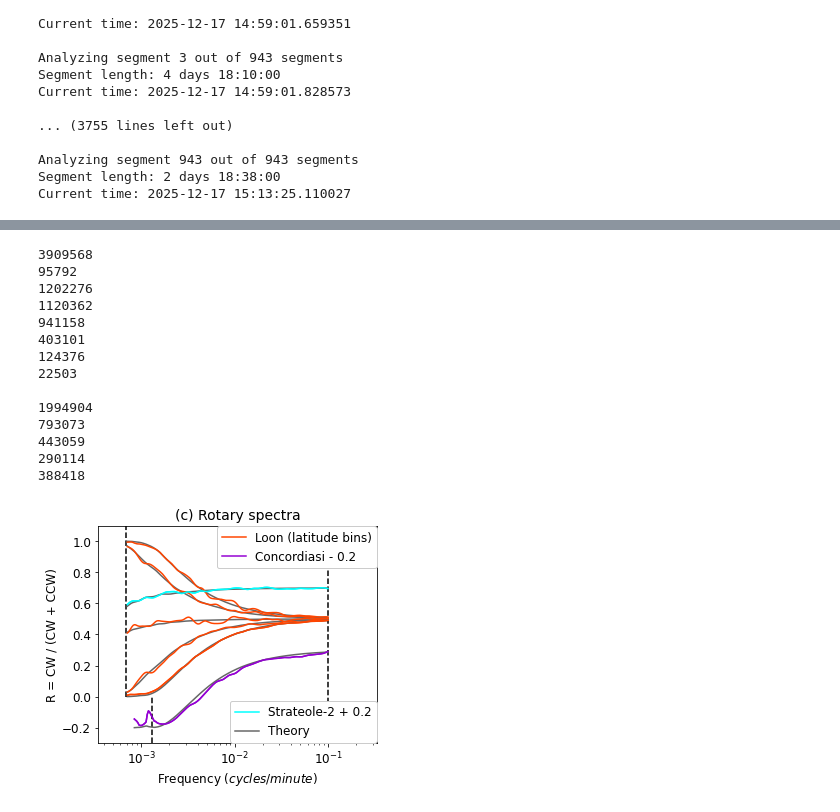
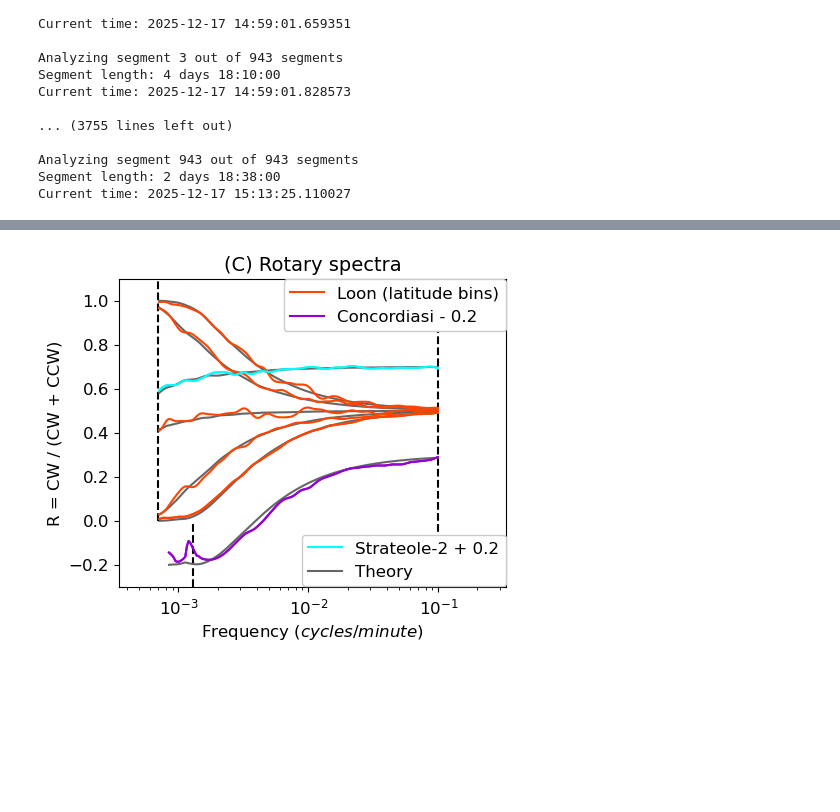
Before and after one commit to bgrrieaenn/overlapping-waves, a Jupyter notebook: loon_analysis/rotary_spectra.ipynb, the cells around one changed output, grey strips where cells are left out. Drawn from its saved outputs; the diff is of its cells as text; code cells hidden in the pictures; blank space fills up the shorter version.

```diff
--- a/loon_analysis/rotary_spectra.ipynb
+++ b/loon_analysis/rotary_spectra.ipynb
@@ -1024,37 +834,6 @@ for i in np.arange(n_lat_bins):
-# %%
-temp = np.array(flights.latitude)
-print(temp.size)
-
-lat_bin_edges = np.array([-90,-60,-40,-20,20,40,60,90])
-nlat_bins = lat_bin_edges.size - 1
-for i in np.arange(nlat_bins):
-    temp1 = temp[temp >= lat_bin_edges[i]]
-    temp1 = temp1[temp1 < lat_bin_edges[i+1]]
-    print(temp1.size)
-print()
-
-lat_bin_edges = np.array([-90,-30,-10,10,30,90])
-nlat_bins = lat_bin_edges.size - 1
-for i in np.arange(nlat_bins):
-    temp1 = temp[temp >= lat_bin_edges[i]]
-    temp1 = temp1[temp1 < lat_bin_edges[i+1]]
-    print(temp1.size)
-# %% [output]
-3909568
-95792
-1202276
-1120362
-941158
-403101
-124376
-22503
-
-1994904
-793073
-443059
-290114
-388418
 # %%
+# Fig. S3C
+
 container = np.load('R_energies_spectra_lat_omega0_8.npz')
 data = [container[key] for key in container]
 period = data[0]
@@ -1063,14 +842,14 @@ R_spectra_binned = data[2]
 R_theory_binned = data[3]
 frequency = 1/period
 
-container = np.load('Concordiasi_R_energies_spectra_omega0_8.npz')
+container = np.load('../concordiasi_strateole2_analysis/Concordiasi_R_energies_spectra_omega0_8.npz')
 data = [container[key] for key in container]
 period_C = data[0]
 R_spectra_C = data[1]
 R_theory_C = data[2]
 frequency_C = 1/period_C
 
-container = np.load('Strateole2_R_energies_spectra_omega0_8.npz')
+container = np.load('../concordiasi_strateole2_analysis/Strateole2_R_energies_spectra_omega0_8.npz')
 data = [container[key] for key in container]
 period_S2 = data[0]
 R_spectra_S2 = data[1]
@@ -1090,33 +869,33 @@ line2, = ax.plot(frequency_C, R_spectra_C - 0.2, c=matplotlib.colors.CSS4_COLORS
                 label = 'Concordiasi - 0.2')
 line3, = ax.plot(frequency_S2, R_spectra_S2 + 0.2, c=matplotlib.colors.CSS4_COLORS['cyan'],
                 label = 'Strateole-2 + 0.2')
 line4, = ax.plot(frequency, R_theory_binned[0,:], color=[0.4,0.4,0.4],
                 label = 'Theory')
 line5, = ax.plot([1/10, 1/10], [ymin, ymax],'--k',
                 label = '1/(10 min.), 1/(1 day), $f$ at 70$^\circ$')
 ax.plot([1/1440, 1/1440], [ysplit, ymax],'--k')
 ax.plot([temp_f, temp_f], [ymin, ysplit],'--k')
 ax.plot(frequency, R_theory_binned[1,:], color=[0.4,0.4,0.4])
 ax.plot(frequency, R_theory_binned[2,:], color=[0.4,0.4,0.4])
 ax.plot(frequency, R_theory_binned[3,:], color=[0.4,0.4,0.4])
 ax.plot(frequency, R_theory_binned[4,:], color=[0.4,0.4,0.4])
 ax.plot(frequency_C, R_theory_C - 0.2, color=[0.4,0.4,0.4])
 ax.plot(frequency_S2, R_theory_S2 + 0.2, color=[0.4,0.4,0.4])
 ax.plot(frequency, np.transpose(R_spectra_binned), 'orangered')
 ax.plot(frequency_C, R_spectra_C - 0.2, 'darkviolet')
 ax.plot(frequency_S2, R_spectra_S2 + 0.2, 'cyan')
 ax.set_xlim(1/(2*24*60),1/3)
 ax.set_ylim(ymin,ymax)
 ax.set_xscale('log')
-ax.set_title('(c) Rotary spectra', fontsize=14)
+ax.set_title('(C) Rotary spectra', fontsize=14)
 ax.set_xlabel('Frequency $(cycles/minute)$', fontsize=12)
 ax.set_ylabel('R = CW / (CW + CCW)', fontsize=12)
 ax.tick_params(labelsize=12)
 first_legend = ax.legend(handles=[line1, line2],
                          loc='upper right', bbox_to_anchor=(1.02, 1.025), framealpha=1, fontsize=12)
 ax.add_artist(first_legend)
 ax.legend(handles=[line3, line4],
           loc='lower right', bbox_to_anchor=(1.02, -0.025), framealpha=1, fontsize=12);
-plt.savefig('../plots/temp31.pdf', format='pdf', bbox_inches='tight');
+#plt.savefig('../plots/temp31.pdf', format='pdf', bbox_inches='tight');
 # %% [output]
-[figure, old version]
+[figure, new version]
```
Also changed, not shown: parts of 9 cells of this notebook, 4 other files.
